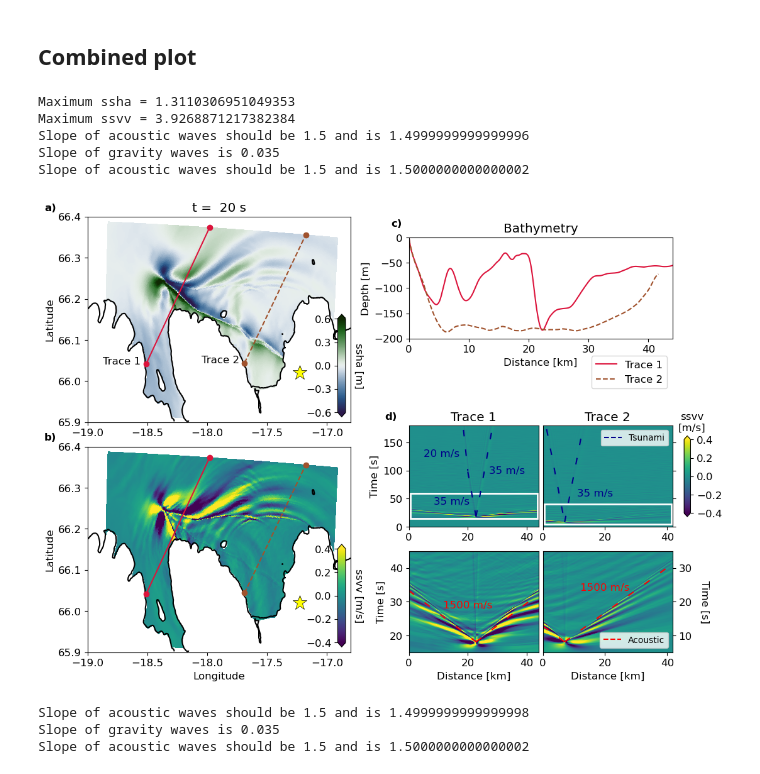
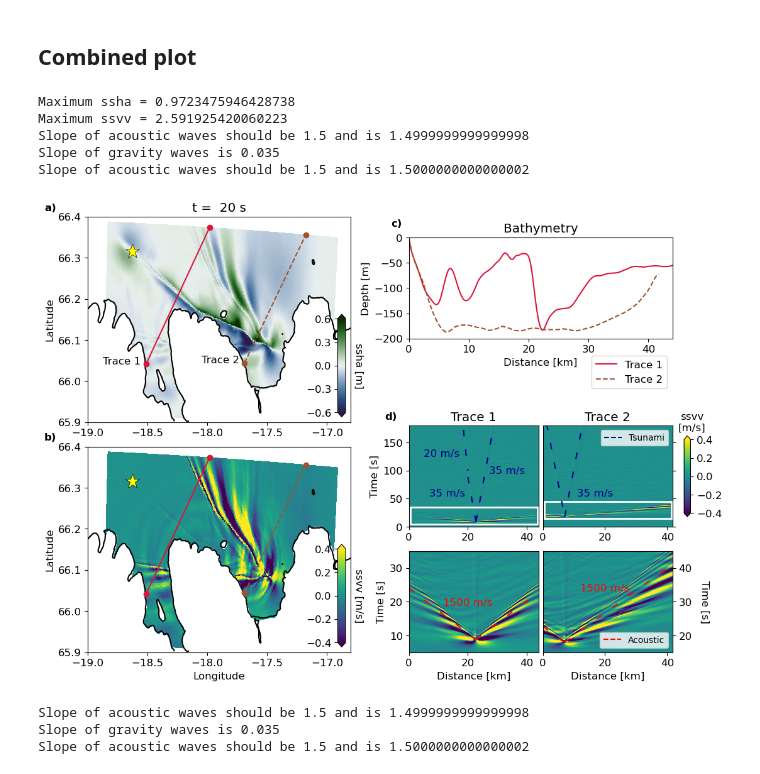
Before and after one commit to fabian-kutschera/Scripts4Processing, a Jupyter notebook: post_plotting/cross-section_from_receivers-combined-figure.ipynb, the cells around one changed output. Drawn from its saved outputs; the diff is of its cells as text; code cells hidden in the pictures.

Commit message:
fix rectangle

```diff
--- a/post_plotting/cross-section_from_receivers-combined-figure.ipynb
+++ b/post_plotting/cross-section_from_receivers-combined-figure.ipynb
@@ -34,7 +34,7 @@ plt.rcParams["font.family"] = "sans"
 matplotlib.rc("xtick", labelsize=ps)
 matplotlib.rc("ytick", labelsize=ps)
 # %%
-label = "East"
+label = "West"
 
 if (label == "West"):
     directory = "/import/freenas-m-04-students/fkutschera/simulations/HFFZ_fullycp_o5_180s_west/"
@@ -409,8 +409,8 @@ yl_ocean = -1/vel_gr_ocean*xl_ocean + 1/vel_gr_ocean*xl_ocean[-1] + time_shift
 ax5.plot(xr, yr, linestyle=(0, (5, 10)), color='darkblue')
 ax5.plot(xl_coast, yl_coast, linestyle=(0, (5, 10)), color='darkblue')
 ax5.plot(xl_ocean, yl_ocean, linestyle=(0, (5, 10)), color='darkblue')
-ax5.text(x=8.5,y=40,s="{:.0f} m/s".format(vel_gr_ocean*1000), color="darkblue")
-#ax5.text(x=7.0,y=55,s="{:.0f} m/s".format(vel_gr_ocean*1000), color="darkblue") #before white rectangle
+#ax5.text(x=8.5,y=40,s="{:.0f} m/s".format(vel_gr_ocean*1000), color="darkblue") #after initial white rectangle
+ax5.text(x=7.0,y=55,s="{:.0f} m/s".format(vel_gr_ocean*1000), color="darkblue") #original
 ax5.text(x=5.0,y=125,s="{:.0f} m/s".format(vel_gr_coast*1000), color="darkblue")
 ax5.text(x=27.2,y=95,s="{:.0f} m/s".format(vel_gr_ocean*1000), color="darkblue")
 # for initial tsunami generation and rectangle
@@ -421,7 +421,8 @@ elif (label == "Middle"):
 elif (label == "East"):
     y1_rect, y2_rect = 15,45
 # Create a Rectangle patch
-rect = patches.Rectangle((0+0.5, y1_rect), distance_trace1[-1]-0.75, y2_rect, linewidth=2, edgecolor="white", facecolor="none")
+#https://www.statology.org/matplotlib-rectangle
+rect = patches.Rectangle((0+0.5, y1_rect), distance_trace1[-1]-0.75, y2_rect-y1_rect, linewidth=2, edgecolor="white", facecolor="none")
 # Add the patch to the Axes
 ax5.add_patch(rect)
 
@@ -485,7 +486,7 @@ elif (label == "Middle"):
 elif (label == "East"):
     y1_rect, y2_rect = 5,35
 # Create a Rectangle patch
-rect = patches.Rectangle((0+0.5, y1_rect), distance_trace2[-1]-0.75, y2_rect, linewidth=2, edgecolor="white", facecolor="none")
+rect = patches.Rectangle((0+0.5, y1_rect), distance_trace2[-1]-0.75, y2_rect-y1_rect, linewidth=2, edgecolor="white", facecolor="none")
 # Add the patch to the Axes
 ax6.add_patch(rect)
 
@@ -504,38 +505,38 @@ xr = np.linspace(distance_shift, max(distance_trace2), 1000)
 xl = np.linspace(0, distance_shift, 1000)
 yr = 1/vel_ac*xr - 1/vel_ac*xr[0] + time_shift
 yl = -1/vel_ac*xl + 1/vel_ac*xl[-1] + time_shift
 ax8.plot(xr, yr, linestyle=(0, (5, 10)), color='red')
 ax8.plot(xl, yl, linestyle=(0, (5, 10)), color='red')
 ax8.text(x=12.0,y=time_shift+15.2,s="{:.0f} m/s".format(vel_ac*1000), color="red")
 print("Slope of acoustic waves should be 1.5 and is {}".format((max(xr)-min(xr))/(max(yr)-min(yr))))
 
 #https://stackoverflow.com/questions/39500265/how-to-manually-create-a-legend
 colors = ['red']
 lines = [Line2D([0], [0], color=c, linestyle="dashed") for c in colors]
 labels = ["Acoustic"]
 ax8.legend(lines, labels, loc="lower right", fontsize=10)
 
 colors = ['darkblue']
 lines = [Line2D([0], [0], color=c, linestyle="dashed") for c in colors]
 labels = ["Tsunami"]
 ax6.legend(lines, labels, loc="upper right", fontsize=10)
 
 
 # Add figure labels
 ax1.text(-19.36, 66.415, "a)", fontsize=12, weight="bold")
 ax2.text(-3, 22, "c)", fontsize=12, weight="bold")
 ax4.text(-19.36, 66.415, "b)", fontsize=12, weight="bold")
 ax2.text(-4, -360, "d)", fontsize=12, weight="bold")
 
-#fig.savefig("Scenarios_{}_notitle.png".format(label), dpi=300)
+fig.savefig("Scenarios_{}_notitle.png".format(label), dpi=300)
 plt.show()
 # %% [output]
-Maximum ssha = 1.3110306951049353
-Maximum ssvv = 3.9268871217382384
-Slope of acoustic waves should be 1.5 and is 1.4999999999999996
+Maximum ssha = 0.9723475946428738
+Maximum ssvv = 2.591925420060223
+Slope of acoustic waves should be 1.5 and is 1.4999999999999998
 Slope of gravity waves is 0.035
 Slope of acoustic waves should be 1.5 and is 1.5000000000000002
-[figure, old version]
+[figure, new version]
 # %%
 # only SSVV
 cmap = matplotlib.cm.get_cmap("viridis").copy()
```
Also changed, not shown: parts of 5 cells of this notebook, 3 other files.
